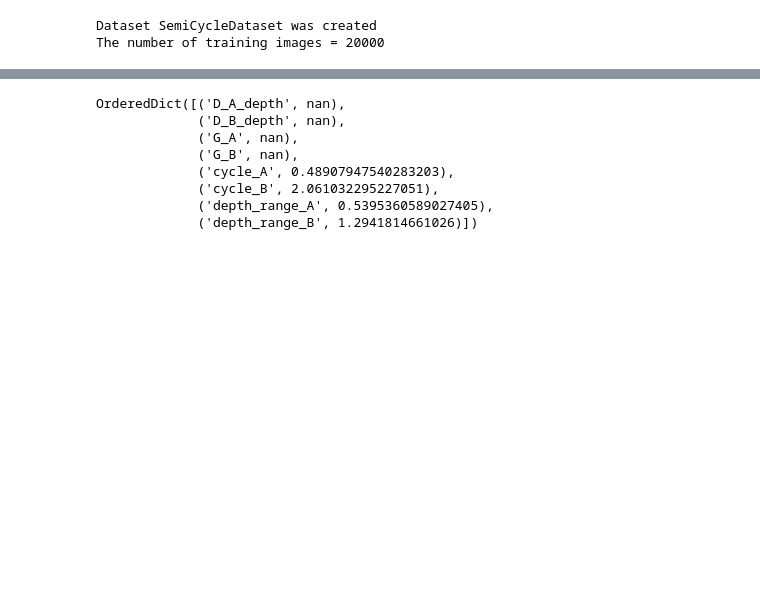
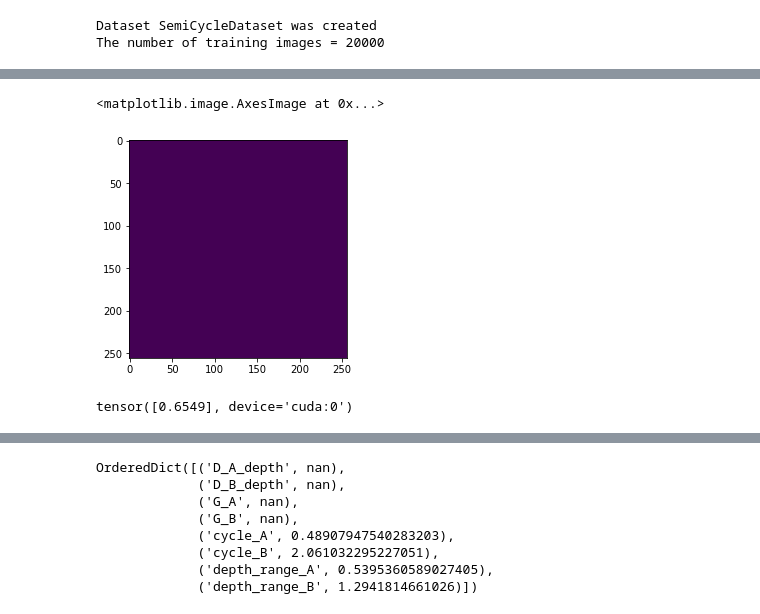
Before and after one commit to maxs-kan/my_cyclegan, a Jupyter notebook: code_check.ipynb, the cells around one changed output, grey strips where cells are left out. Saved outputs shown, nothing was run; the diff lists cells and outputs as text; code cells hidden in the pictures; blank space fills up the shorter version.

```diff
--- a/code_check.ipynb
+++ b/code_check.ipynb
@@ -71,0 +77,2 @@ loading the optimizer from ./checkpoints/pretrain_weights_affine/10.pt
+# %%
+syn_rgb[5] = torch.rand((3,256,256))
@@ -113,0 +142,9 @@ Generator(
+# %%
+plt.imshow(syn_rgb[5,0].cpu())
+# %% [output]
+<matplotlib.image.AxesImage at 0x...>
+[figure, added]
+# %%
+torch.unique(syn_rgb[5,0])
+# %% [output]
+tensor([0.6549], device='cuda:0')
```
Also changed, not shown: parts of 54 cells of this notebook, 6 other files.
